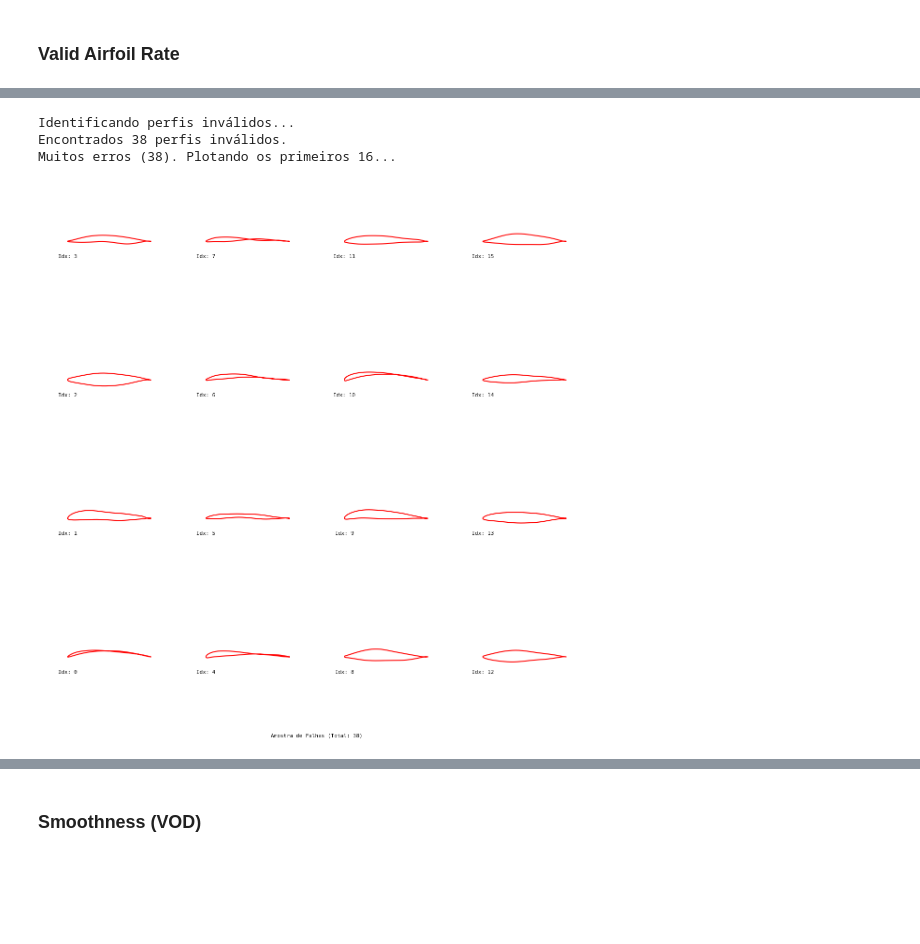
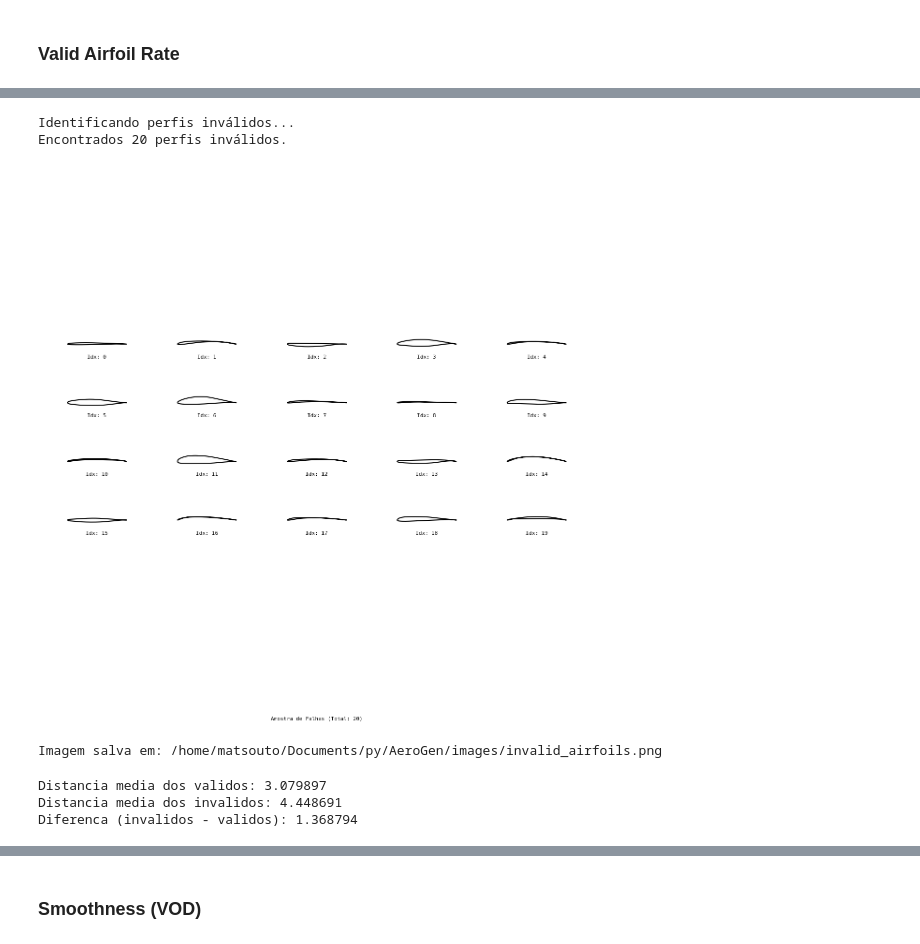
Before and after one commit to matsouto/Generative_airfoil_models, a Jupyter notebook: notebook/validation/vae_validation.ipynb, the cells around one changed output, grey strips where cells are left out. Cells and saved outputs as stored; diff of their text form; code cells hidden in the pictures; blank space fills up the shorter version.

```diff
--- a/notebook/validation/vae_validation.ipynb
+++ b/notebook/validation/vae_validation.ipynb
@@ -62,25 +60,25 @@ To enable the following instructions: AVX2 FMA, in other operations, rebuild Ten
 # ============================================================================
 
 # 1. The timestamp folder name in models/cstvae/
-RUN_ID = "20260201-233018"
+RUN_ID = "20260516-232746"
 
 # 2. The specific epoch number to load
-EPOCH = 500
+EPOCH = 100
 
 # 3. Model Hyperparameters (Must match what was used in training)
-NPV = 12
-LATENT_DIM = 16
+NPV = 8
+LATENT_DIM = 10
 
 # 4. Number of airfoils to plot during validation
-AIRFOILS_TO_PLOT = 16
+AIRFOILS_TO_PLOT = 25
 
 # Paths
 BASE_DIR = Path(proj_path) # Project Root
 MODELS_DIR = BASE_DIR / "models" / "cstvae" / RUN_ID
 WEIGHTS_PATH = MODELS_DIR / "weights" / f"vae_weights_epoch_{EPOCH}.weights.h5"
 SCALER_PATH = MODELS_DIR / "scaler" / "scaler.pkl"
-TRAIN_DATA_PATH = BASE_DIR / "data" / "processed" / "train_kulfan_dataset_75.json"
-DATA_PATH = BASE_DIR / "data" / "processed" / "val_kulfan_dataset_75.json"
+TRAIN_DATA_PATH = BASE_DIR / "data" / "processed" / "train_kulfan_dataset_8.json"
+DATA_PATH = BASE_DIR / "data" / "processed" / "val_kulfan_dataset_8.json"
 
 print(f"Loading model from: {RUN_ID}")
 print(f"Weights file: {WEIGHTS_PATH}")
@@ -381,9 +584,9 @@ import matplotlib.pyplot as plt
 import numpy as np
 
 # Caso precise redefinir a robusta para garantir:
-def check_validity_robust(coords):
-    x = coords[:, 0]
-    y = coords[:, 1]
+def check_validity_robust(airfoil_coords):
+    x = airfoil_coords[:, 0]
+    y = airfoil_coords[:, 1]
     le_idx = np.argmin(x)
 
     upper_y = y[:le_idx+1][::-1]
@@ -401,42 +604,64 @@ def check_validity_robust(coords):
 
     thickness = y_up_interp - y_low_interp
     if np.mean(thickness) < 0: thickness = -thickness # Aceita invertidos
-    if np.any(thickness < -1e-3): return False
+    if np.any(thickness < -1e-4): return False
     return True
 
 # 2. Encontrar os índices dos perfis ruins
 print("Identificando perfis inválidos...")
 invalid_indices = []
-for i in range(len(coords)):
+for i in range(len(generated_coords)):
     # Use a mesma função que te deu os 91%
-    if not check_validity_robust(coords[i]):
+    if not check_validity_robust(generated_coords[i]):
         invalid_indices.append(i)
 
 print(f"Encontrados {len(invalid_indices)} perfis inválidos.")
 
 # 1. Recuperar as coordenadas dos perfis ruins
-bad_airfoils_coords = [coords[i] for i in invalid_indices]
+bad_airfoils_coords = [generated_coords[i] for i in invalid_indices]
 
-max_plot = 16
+max_plot = 20
 if len(bad_airfoils_coords) > max_plot:
     print(f"Muitos erros ({len(bad_airfoils_coords)}). Plotando os primeiros {max_plot}...")
     bad_airfoils_to_plot = bad_airfoils_coords[:max_plot]
+    bad_airfoils_to_plot = random.sample(bad_airfoils_coords, max_plot)  # Amostra aleatória para diversidade
 else:
     bad_airfoils_to_plot = bad_airfoils_coords
 
 # 2. Plotar usando sua nova função
+images_dir = BASE_DIR / "images"
+images_dir.mkdir(parents=True, exist_ok=True)
+
 if bad_airfoils_to_plot:
     plot_airfoil_list(
         bad_airfoils_to_plot,
         text_label=f"Amostra de Falhas (Total: {len(invalid_indices)})",
-        color="red",         # Vermelho para destacar erro
+        color="black",
         linestyle="-",
-        figsize=(12, 12),    # Grande para ver os loops
+        figsize=(12, 12),
         filename="invalid_airfoils.png",
-        save_path="."        # Salva na pasta atual ou onde preferir
+        save_path=images_dir
     )
+    print(f"Imagem salva em: {images_dir / 'invalid_airfoils.png'}")
 # %% [output]
 Identificando perfis inválidos...
-Encontrados 38 perfis inválidos.
-Muitos erros (38). Plotando os primeiros 16...
+Encontrados 20 perfis inválidos.
-[figure, old version]
+[figure, new version]
+Imagem salva em: /home/matsouto/Documents/py/AeroGen/images/invalid_airfoils.png
+# %%
+Z_gerados = dummy_latent_vector.numpy()
+mascara_validos = valid_mask
+mascara_invalidos = ~valid_mask
+
+distancias = np.linalg.norm(Z_gerados, axis=1)
+dist_validos = distancias[mascara_validos].mean()
+dist_invalidos = distancias[mascara_invalidos].mean()
+diferenca = dist_invalidos - dist_validos
+
+print(f"Distancia media dos validos: {dist_validos:.6f}")
+print(f"Distancia media dos invalidos: {dist_invalidos:.6f}")
+print(f"Diferenca (invalidos - validos): {diferenca:.6f}")
+# %% [output]
+Distancia media dos validos: 3.079897
+Distancia media dos invalidos: 4.448691
+Diferenca (invalidos - validos): 1.368794
```
Also changed, not shown: parts of 35 cells of this notebook, 3 other files.
